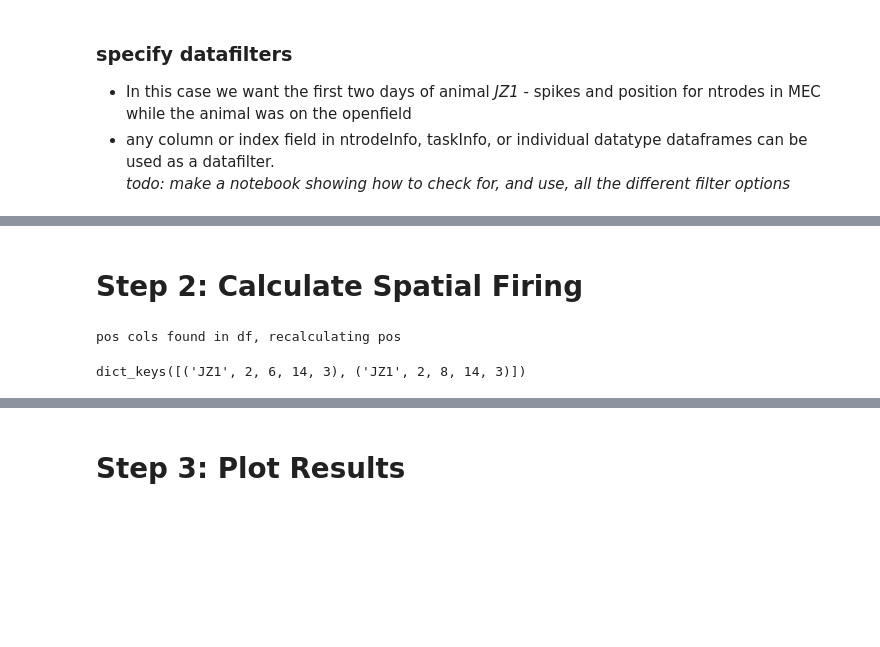
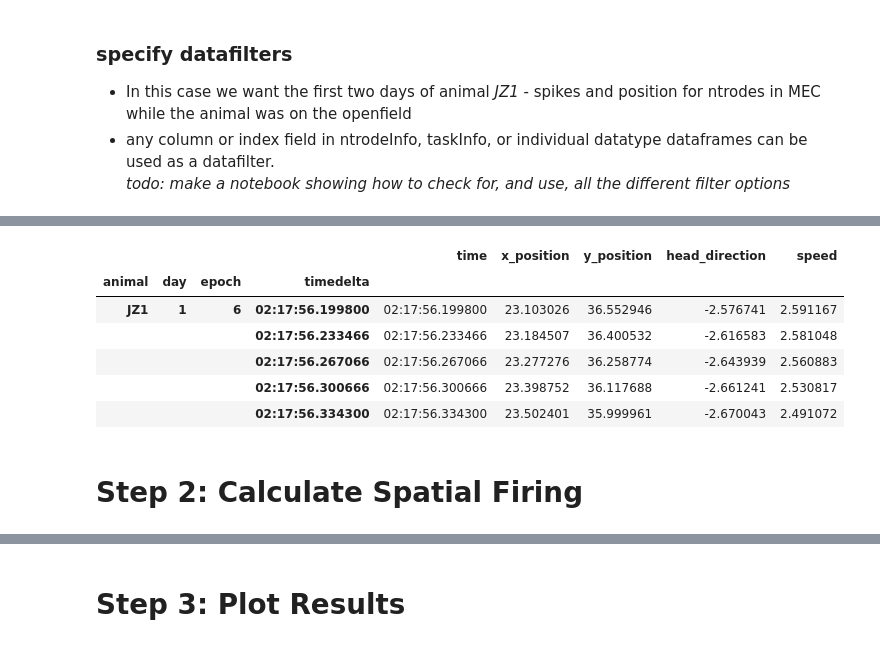
Before and after one commit to droumis/pyphy, a Jupyter notebook: code/spatial_rate_maps.ipynb, the cells around one changed output, grey strips where cells are left out. Cells and saved outputs as stored; diff of their text form; code cells hidden in the pictures; blank space fills up the shorter version.

```diff
--- a/code/spatial_rate_maps.ipynb
+++ b/code/spatial_rate_maps.ipynb
@@ -64,2 +75,12 @@ position.head()
+# %%
+data['position'].head()
+# %% [output]
+|  |  |  |  | time | x_position | y_position | head_direction | speed |
+| animal | day | epoch | timedelta |  |  |  |  |  |
+| JZ1 | 1 | 6 | 02:17:56.199800 | 02:17:56.199800 | 23.103026 | 36.552946 | -2.576741 | 2.591167 |
+|  |  |  | 02:17:56.233466 | 02:17:56.233466 | 23.184507 | 36.400532 | -2.616583 | 2.581048 |
+|  |  |  | 02:17:56.267066 | 02:17:56.267066 | 23.277276 | 36.258774 | -2.643939 | 2.560883 |
+|  |  |  | 02:17:56.300666 | 02:17:56.300666 | 23.398752 | 36.117688 | -2.661241 | 2.530817 |
+|  |  |  | 02:17:56.334300 | 02:17:56.334300 | 23.502401 | 35.999961 | -2.670043 | 2.491072 |
 # %% [markdown]
 # Step 2: Calculate Spatial Firing
@@ -68,8 +86,0 @@ import spatial_rate_map as smap
-# %%
-occnorm_FR_maps = smap.calc_spatial_firing_rate_maps(spikes, position)
-# %% [output]
-pos cols found in df, recalculating pos
-# %%
-occnorm_FR_maps.keys()
-# %% [output]
-dict_keys([('JZ1', 2, 6, 14, 3), ('JZ1', 2, 8, 14, 3)])
```
Also changed, not shown: parts of 18 cells of this notebook, 5 other files.
